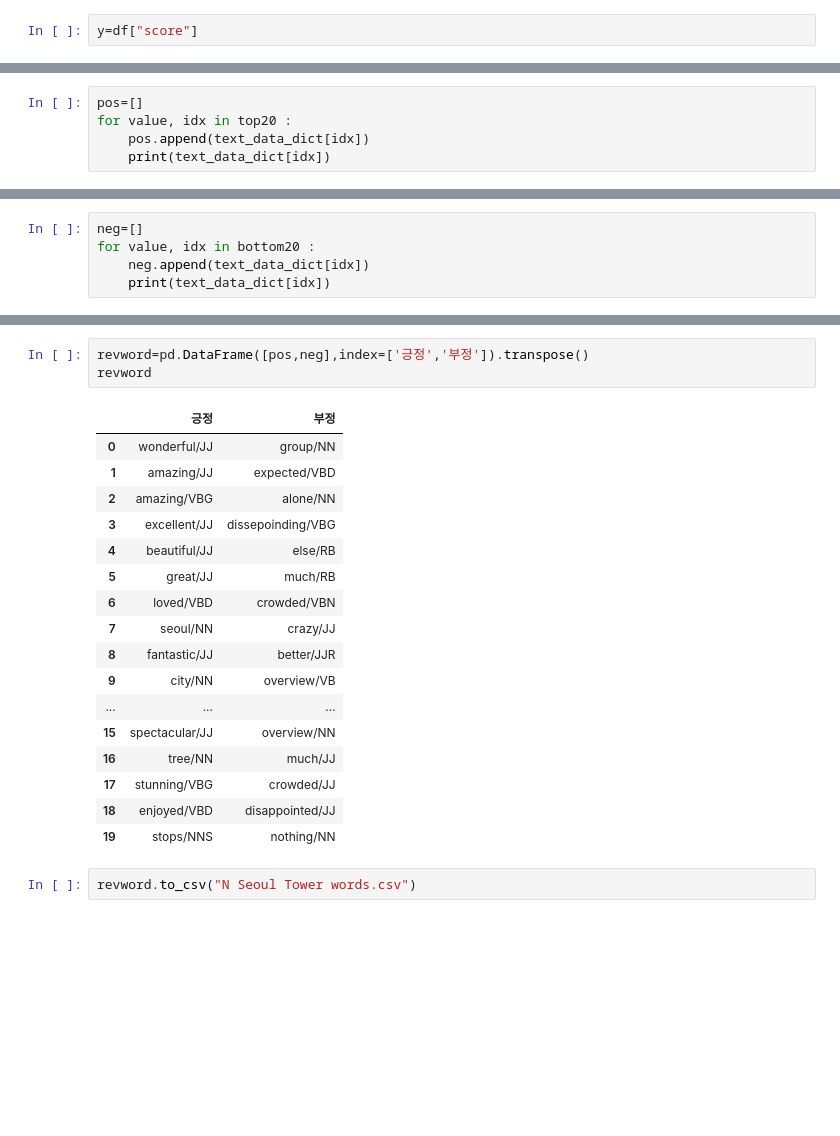
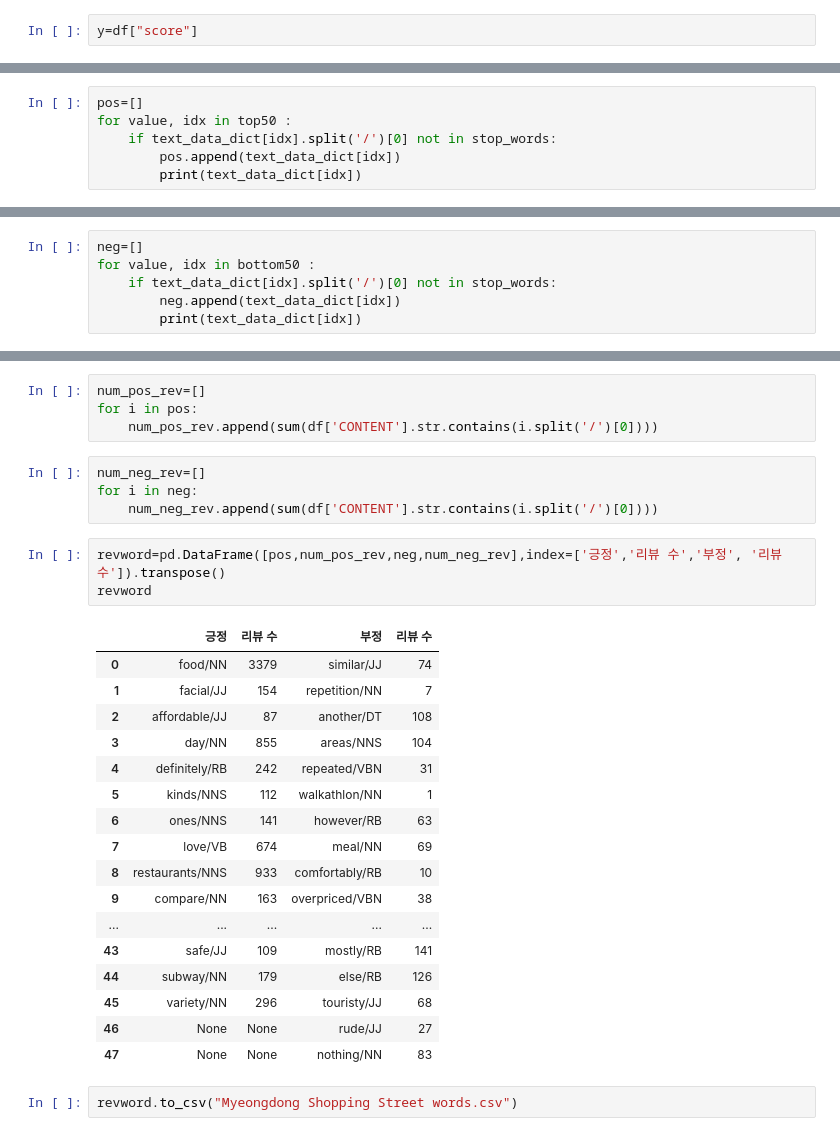
Before and after one commit to hyejeong14/2022_-_5-, a Jupyter notebook: KJH/감성분석(logistic).ipynb, the cells around one changed output, grey strips where cells are left out. Cells and saved outputs as stored; diff of their text form; blank space fills up the shorter version.

```diff
--- a/KJH/감성분석(logistic).ipynb
+++ b/KJH/감성분석(logistic).ipynb
@@ -472,6 +324,7 @@ bottom20 = coef_pos_index[-20:]
 # %%
 pos=[]
-for value, idx in top20 :
-    pos.append(text_data_dict[idx])
-    print(text_data_dict[idx])
+for value, idx in top50 :
+    if text_data_dict[idx].split('/')[0] not in stop_words:
+        pos.append(text_data_dict[idx])
+        print(text_data_dict[idx])
 # %% [output]
@@ -498,6 +348,7 @@ stops/NNS
 # %%
 neg=[]
-for value, idx in bottom20 :
-    neg.append(text_data_dict[idx])
-    print(text_data_dict[idx])
+for value, idx in bottom50 :
+    if text_data_dict[idx].split('/')[0] not in stop_words:
+        neg.append(text_data_dict[idx])
+        print(text_data_dict[idx])
 # %% [output]
@@ -523,24 +371,32 @@ disappointed/JJ
 nothing/NN
+# %%
+num_pos_rev=[]
+for i in pos:
+    num_pos_rev.append(sum(df['CONTENT'].str.contains(i.split('/')[0])))
+# %%
+num_neg_rev=[]
+for i in neg:
+    num_neg_rev.append(sum(df['CONTENT'].str.contains(i.split('/')[0])))
 # %%
-revword=pd.DataFrame([pos,neg],index=['긍정','부정']).transpose()
+revword=pd.DataFrame([pos,num_pos_rev,neg,num_neg_rev],index=['긍정','리뷰 수','부정', '리뷰 수']).transpose()
 revword
 # %% [output]
-|  | 긍정 | 부정 |
-| 0 | wonderful/JJ | group/NN |
-| 1 | amazing/JJ | expected/VBD |
-| 2 | amazing/VBG | alone/NN |
-| 3 | excellent/JJ | dissepoinding/VBG |
-| 4 | beautiful/JJ | else/RB |
-| 5 | great/JJ | much/RB |
-| 6 | loved/VBD | crowded/VBN |
-| 7 | seoul/NN | crazy/JJ |
-| 8 | fantastic/JJ | better/JJR |
-| 9 | city/NN | overview/VB |
-| ... | ... | ... |
-| 15 | spectacular/JJ | overview/NN |
-| 16 | tree/NN | much/JJ |
-| 17 | stunning/VBG | crowded/JJ |
-| 18 | enjoyed/VBD | disappointed/JJ |
-| 19 | stops/NNS | nothing/NN |
+|  | 긍정 | 리뷰 수 | 부정 | 리뷰 수 |
+| 0 | food/NN | 3379 | similar/JJ | 74 |
+| 1 | facial/JJ | 154 | repetition/NN | 7 |
+| 2 | affordable/JJ | 87 | another/DT | 108 |
+| 3 | day/NN | 855 | areas/NNS | 104 |
+| 4 | definitely/RB | 242 | repeated/VBN | 31 |
+| 5 | kinds/NNS | 112 | walkathlon/NN | 1 |
+| 6 | ones/NNS | 141 | however/RB | 63 |
+| 7 | love/VB | 674 | meal/NN | 69 |
+| 8 | restaurants/NNS | 933 | comfortably/RB | 10 |
+| 9 | compare/NN | 163 | overpriced/VBN | 38 |
+| ... | ... | ... | ... | ... |
+| 43 | safe/JJ | 109 | mostly/RB | 141 |
+| 44 | subway/NN | 179 | else/RB | 126 |
+| 45 | variety/NN | 296 | touristy/JJ | 68 |
+| 46 | None | None | rude/JJ | 27 |
+| 47 | None | None | nothing/NN | 83 |
 # %%
-revword.to_csv("N Seoul Tower words.csv")
+revword.to_csv("Myeongdong Shopping Street words.csv")
```
Also changed, not shown: parts of 26 cells of this notebook.
